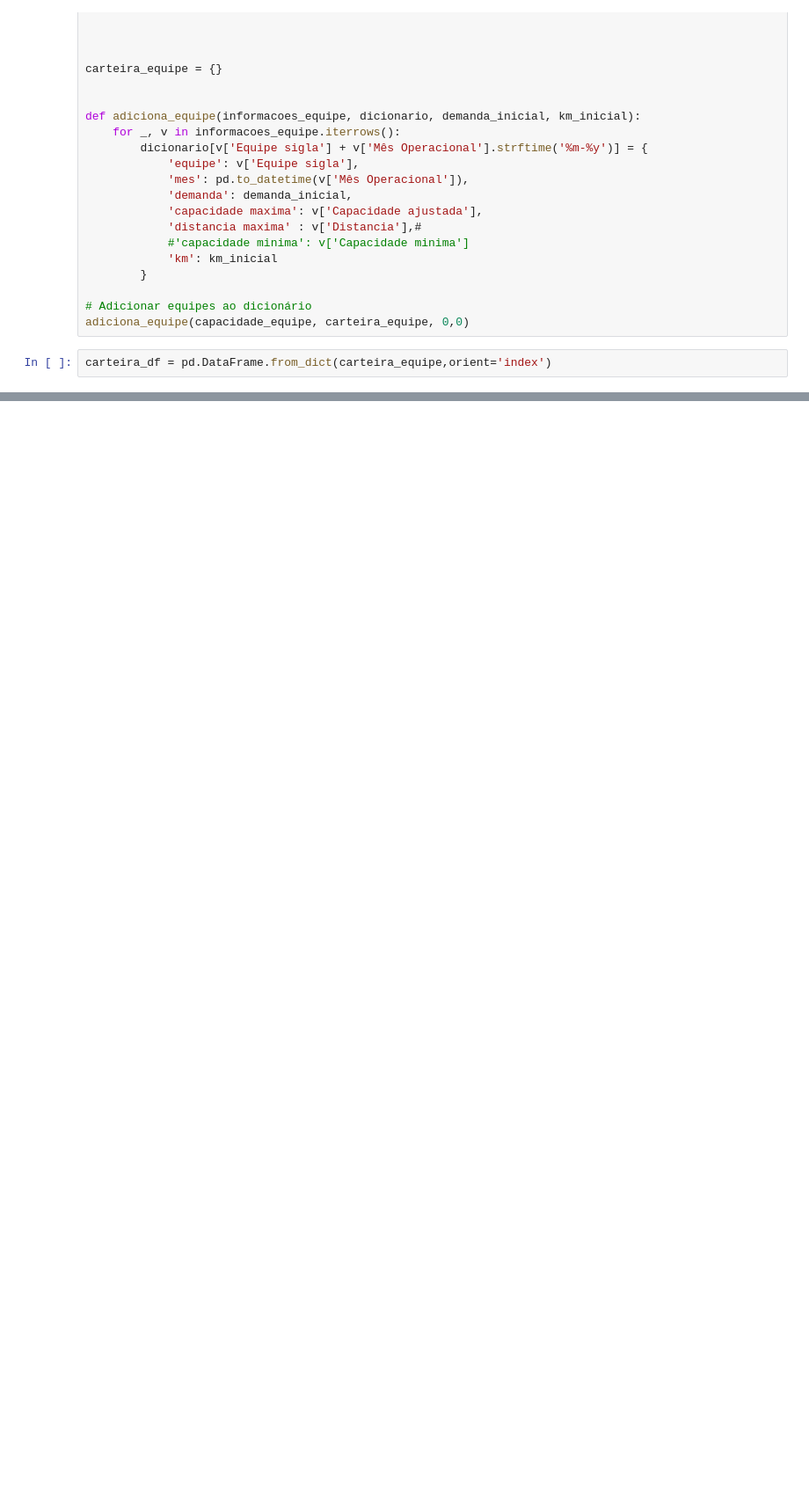
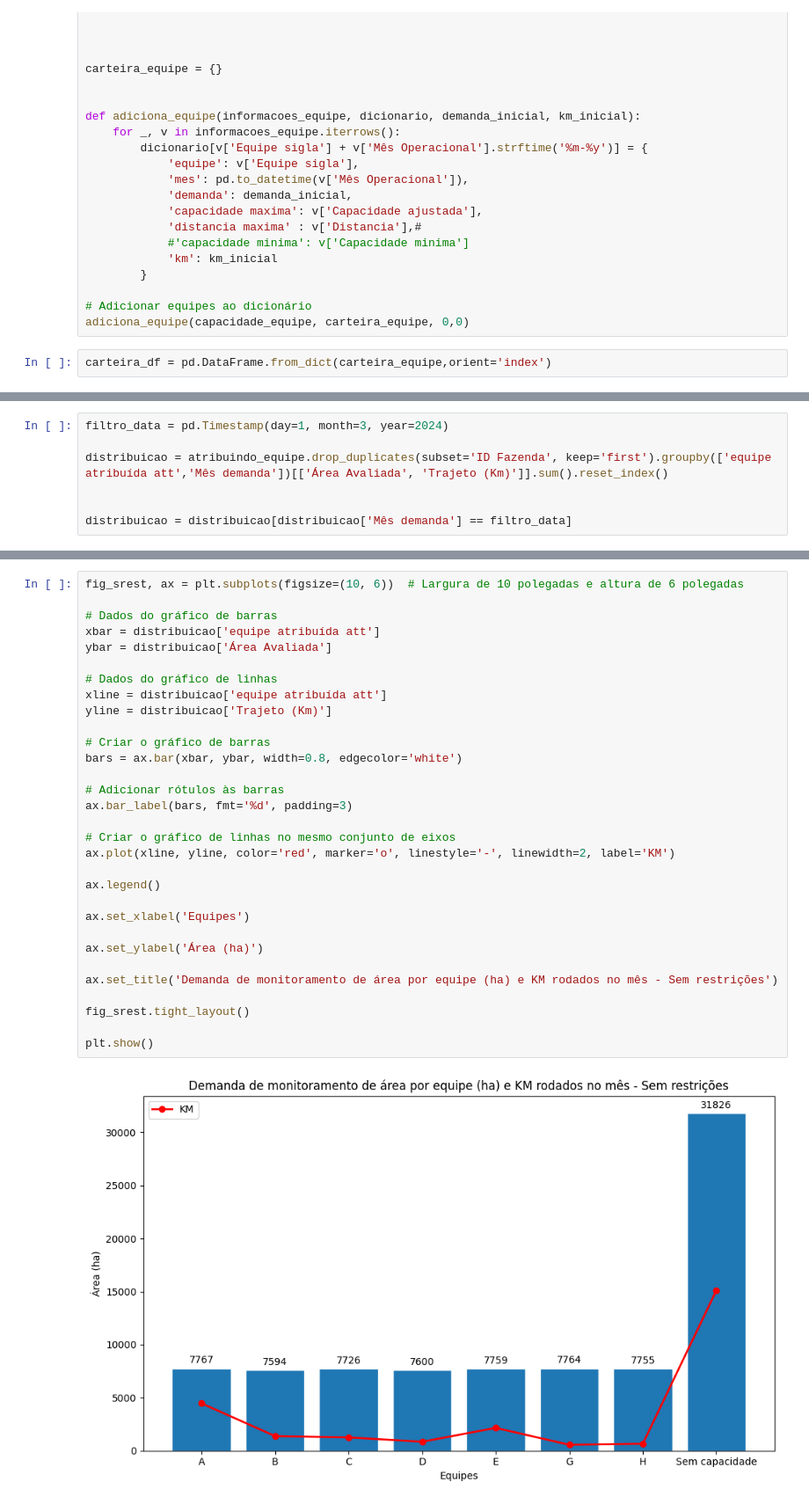
Before and after one commit to Ga-Moura/otimizacao, a Jupyter notebook: otimizacao.V2.ipynb, the cells around one changed output, grey strips where cells are left out. Shown at 88% size. Drawn from its saved outputs; the diff is of its cells as text; blank space fills up the shorter version.

```diff
--- a/otimizacao.V2.ipynb
+++ b/otimizacao.V2.ipynb
@@ -385,0 +400,7 @@ carteira_df
+# %%
+filtro_data = pd.Timestamp(day=1, month=3, year=2024)
+
+distribuicao = atribuindo_equipe.drop_duplicates(subset='ID Fazenda', keep='first').groupby(['equipe atribuída att','Mês demanda'])[['Área Avaliada', 'Trajeto (Km)']].sum().reset_index()
+
+
+distribuicao = distribuicao[distribuicao['Mês demanda'] == filtro_data]
@@ -386,3 +419,36 @@ carteira_df
+# %%
+fig_srest, ax = plt.subplots(figsize=(10, 6))  # Largura de 10 polegadas e altura de 6 polegadas
+
+# Dados do gráfico de barras
+xbar = distribuicao['equipe atribuída att']
+ybar = distribuicao['Área Avaliada']
+
+# Dados do gráfico de linhas
+xline = distribuicao['equipe atribuída att']
+yline = distribuicao['Trajeto (Km)']
+
+# Criar o gráfico de barras
+bars = ax.bar(xbar, ybar, width=0.8, edgecolor='white')
+
+# Adicionar rótulos às barras
+ax.bar_label(bars, fmt='%d', padding=3)
+
+# Criar o gráfico de linhas no mesmo conjunto de eixos
+ax.plot(xline, yline, color='red', marker='o', linestyle='-', linewidth=2, label='KM')
+
+ax.legend()
+
+ax.set_xlabel('Equipes')
+
+ax.set_ylabel('Área (ha)')
+
+ax.set_title('Demanda de monitoramento de área por equipe (ha) e KM rodados no mês - Sem restrições')
+
+fig_srest.tight_layout()
+
+plt.show()
+# %% [output]
+[figure, added]
 # %%
 fig, ax = plt.subplots(figsize=(10, 6))  # Largura de 10 polegadas e altura de 6 polegadas
 
```
Also changed, not shown: parts of 11 cells of this notebook.
